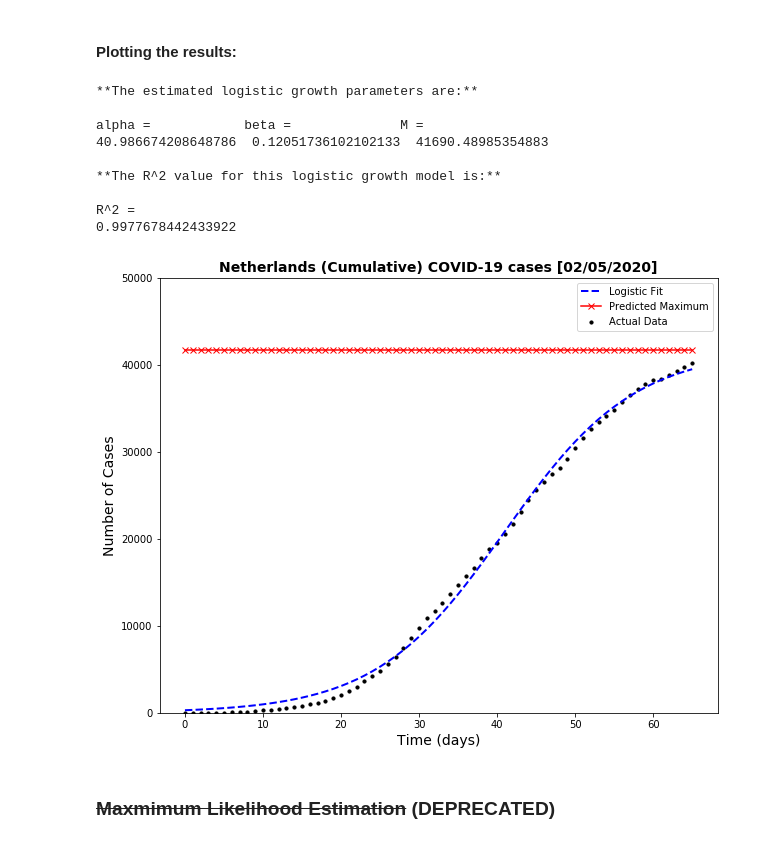
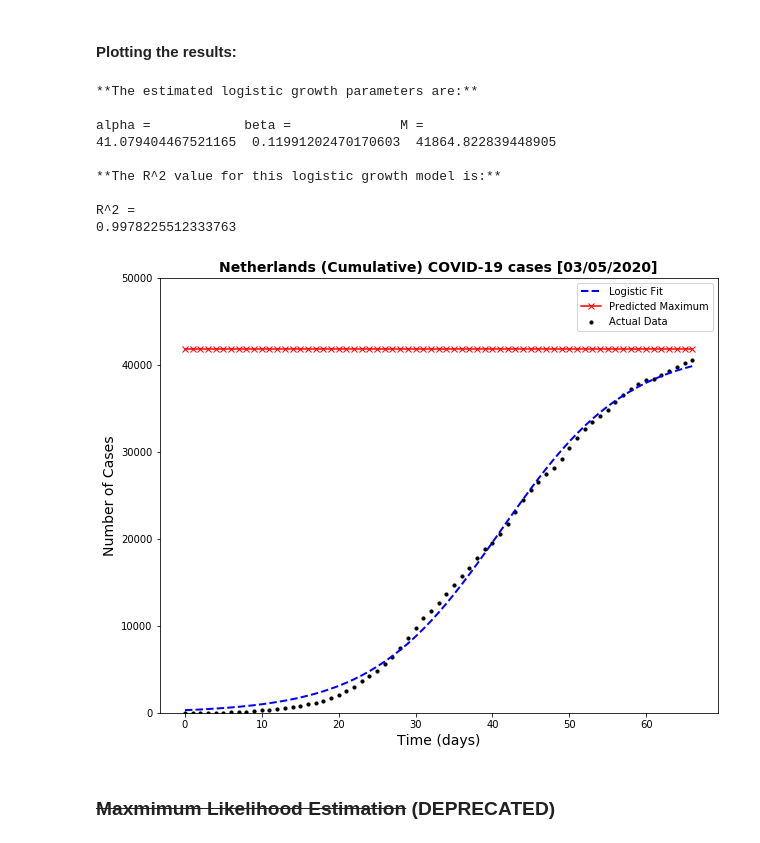
Before and after one commit to jiehaocao/BEP-SBMD-COVID19, a Jupyter notebook: notebook/logistic_growth_verhulst.ipynb, the cells around one changed output. Drawn from its saved outputs; the diff is of its cells as text; code cells hidden in the pictures.

```diff
--- a/notebook/logistic_growth_verhulst.ipynb
+++ b/notebook/logistic_growth_verhulst.ipynb
@@ -209,30 +209,30 @@ predicted_max = np.array(max_cases)
 # %%
 plt.figure(figsize=(10,8))
 
 plt.scatter(x, y, s=10, marker='o', c='k')
 plt.plot(x, logistic_pred(x), '--', lw=2, c='blue')
 plt.plot(x, predicted_max, '-x', c='r')
 plt.legend(['Logistic Fit', 'Predicted Maximum', 'Actual Data' ])
 plt.ylim([0, 50000])
 
-plt.title("Netherlands (Cumulative) COVID-19 cases [02/05/2020]", Fontsize = 14, weight='bold')
+plt.title("Netherlands (Cumulative) COVID-19 cases [03/05/2020]", Fontsize = 14, weight='bold')
 plt.xlabel("Time (days)", Fontsize = 14)
 plt.ylabel("Number of Cases", Fontsize = 14);
 
 
 
 prt_results_logistic() # Uncomment for statistics
 # %% [output]
 **The estimated logistic growth parameters are:**
 
 alpha =            beta =              M =
-40.986674208648786  0.12051736102102133  41690.48985354883
+41.079404467521165  0.11991202470170603  41864.822839448905
 
 **The R^2 value for this logistic growth model is:**
 
 R^2 =
-0.9977678442433922
+0.9978225512333763
-[figure, old version]
+[figure, new version]
 # %% [markdown]
 ### ~~Maxmimum Likelihood Estimation~~ (DEPRECATED)
 # %%
```
Also changed, not shown: parts of 3 cells of this notebook.
